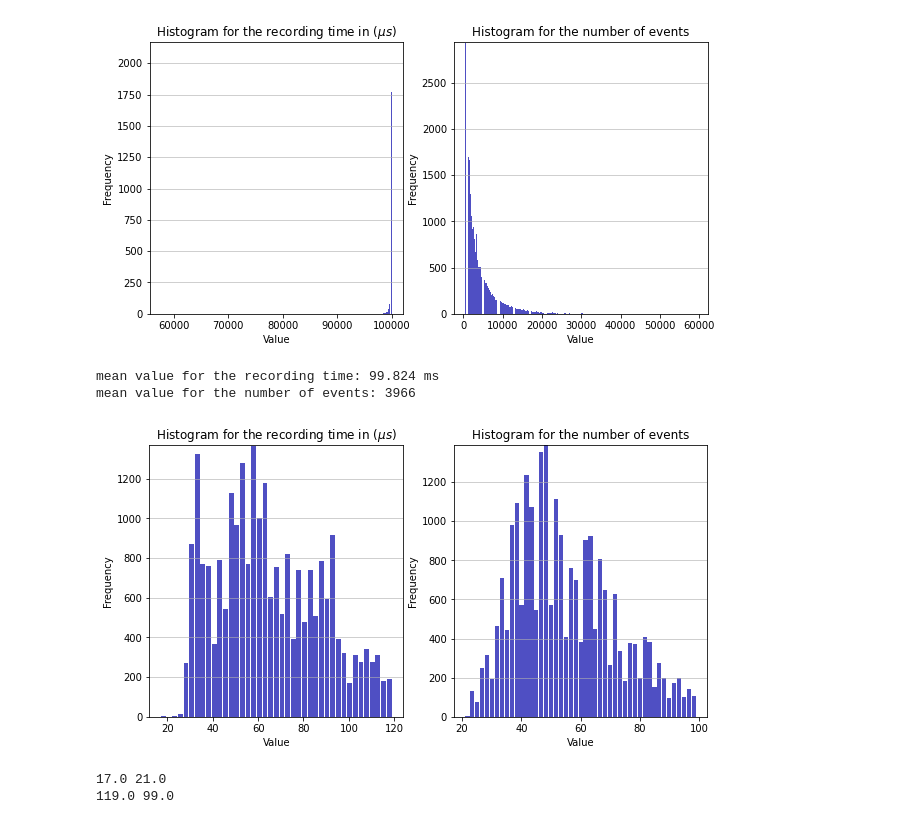
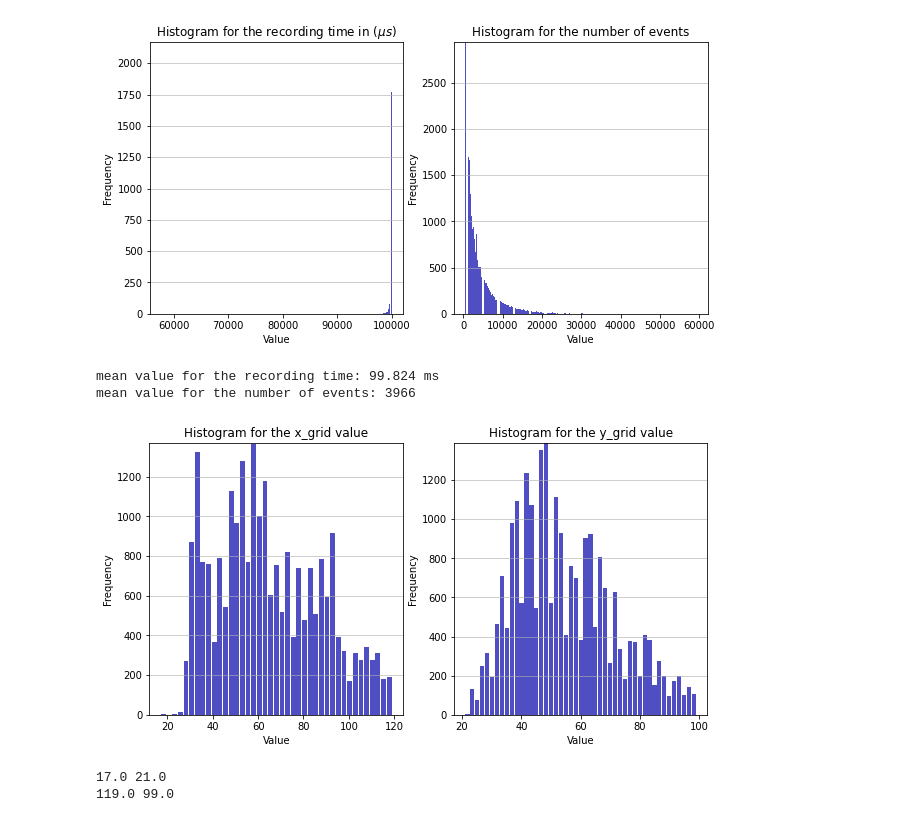
Before and after one commit to SpikeAI/HOTS, a Jupyter notebook: notebooks/DATASET_STATS.ipynb, the cells around one changed output. Saved outputs shown, nothing was run; the diff lists cells and outputs as text; code cells hidden in the pictures.

```diff
--- a/notebooks/DATASET_STATS.ipynb
+++ b/notebooks/DATASET_STATS.ipynb
@@ -242,29 +242,29 @@ for events, target in testset:
 # %%
 fig, axs = plt.subplots(1,2, figsize=(10,5))
 for i in range(2):
     if i == 0:
         x = x_grid
-        ttl = 'recording time in ($\mu s$)'
+        ttl = 'x_grid value'
     else:
         x = y_grid
-        ttl = 'number of events'
+        ttl = 'y_grid value'
     #hist, bin_edges = np.histogram(x)
     n, bins, patches = axs[i].hist(x=x, bins='auto', color='#0504aa',
                                 alpha=0.7, rwidth=0.85)
     axs[i].grid(axis='y', alpha=0.75)
     axs[i].set_xlabel('Value')
     axs[i].set_ylabel('Frequency')
     axs[i].set_title(f'Histogram for the {ttl}')
     #axs[i].text(23, 45, r'$\mu=15, b=3$')
     maxfreq = n.max()
     # Set a clean upper y-axis limit.
     axs[i].set_ylim(ymax=np.ceil(maxfreq / 10) * 10 if maxfreq % 10 else maxfreq + 10)
 print(f'mean value for the recording time: {np.round(np.mean(recordingtime),0)/1e3} ms')
 print(f'mean value for the number of events: {int(np.round(np.mean(nbev),0))}')
 # %% [output]
 mean value for the recording time: 99.824 ms
 mean value for the number of events: 3966
-[figure, old version]
+[figure, new version]
 # %%
 print(np.min(x_grid), np.min(y_grid))
 print(np.max(x_grid), np.max(y_grid))
```
Also changed, not shown: 14 other files.
